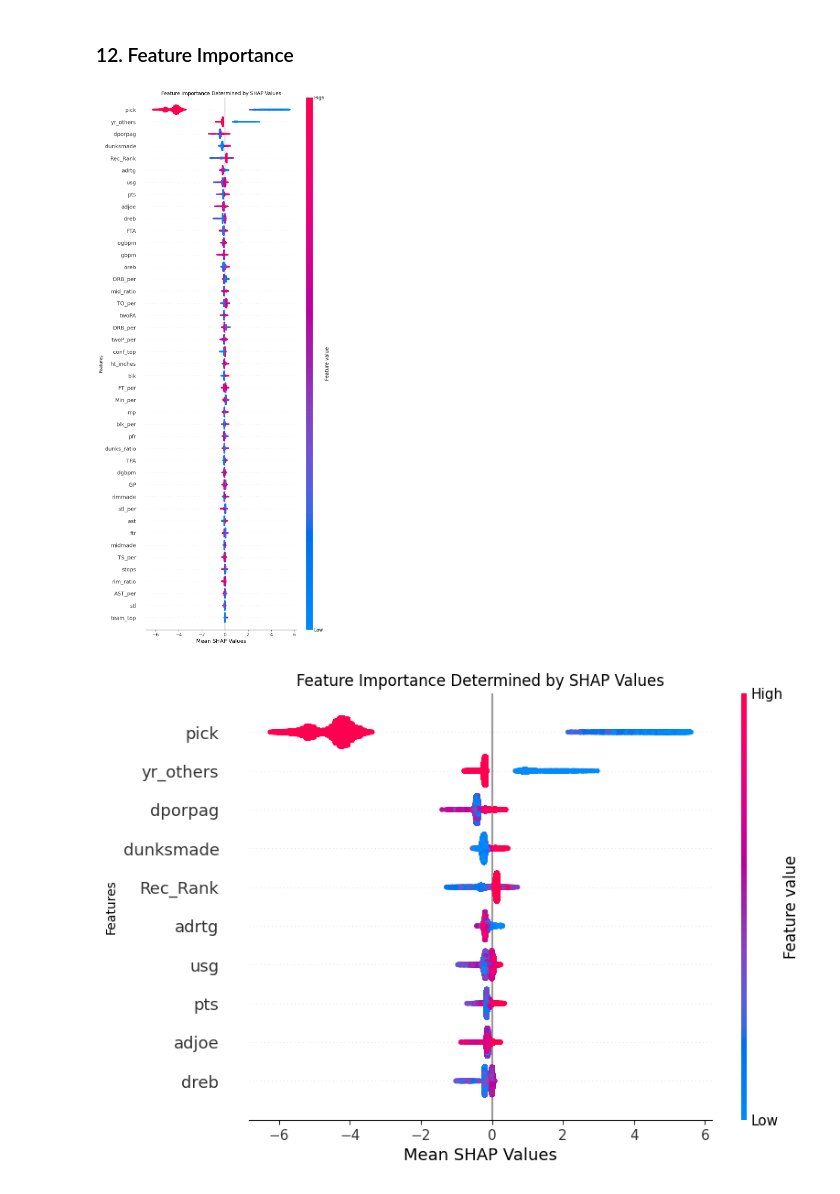
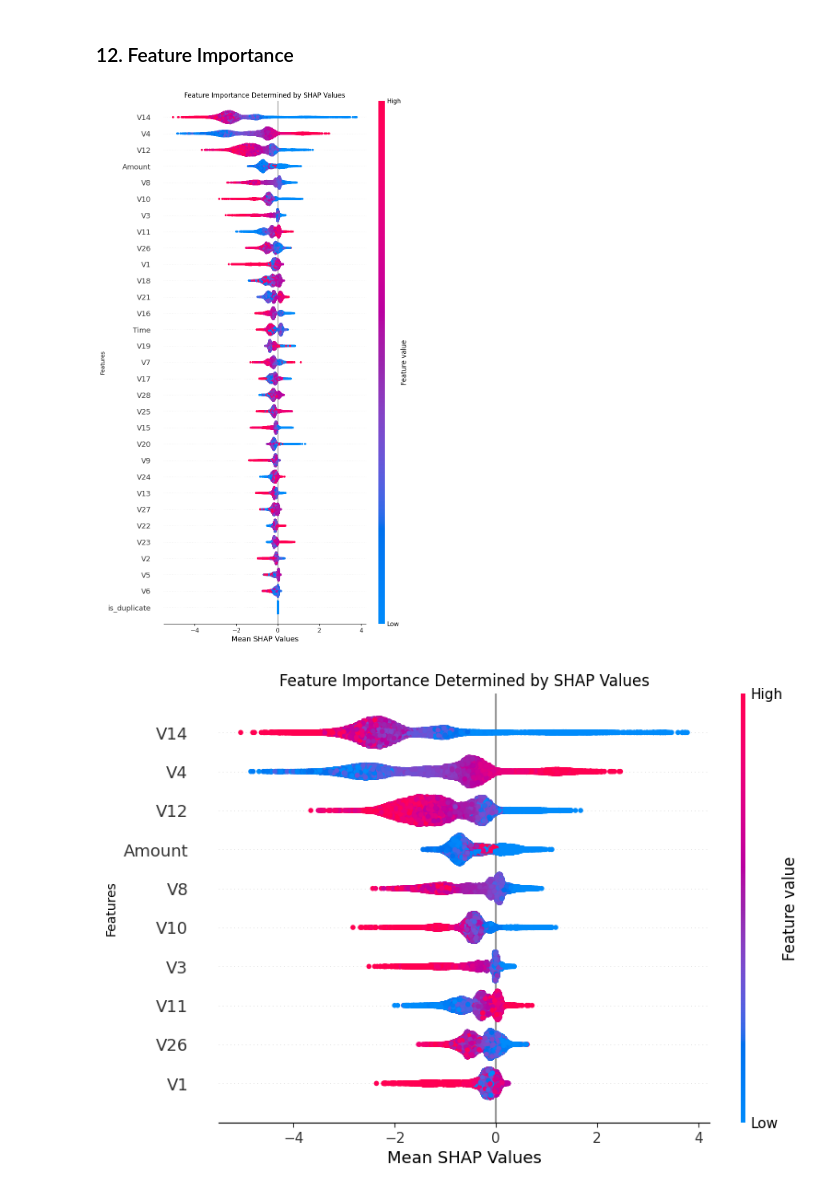
Before and after one commit to jvlaguer/gt_propensity_model, a Jupyter notebook: notebooks/Laguer_John Victor-sb_fraud_detection-xgboost.ipynb, the cells around one changed output. Saved outputs shown, nothing was run; the diff lists cells and outputs as text; code cells hidden in the pictures.

Commit message:
completed first xgb model

```diff
--- a/notebooks/Laguer_John Victor-sb_fraud_detection-xgboost.ipynb
+++ b/notebooks/Laguer_John Victor-sb_fraud_detection-xgboost.ipynb
@@ -553,12 +553,12 @@ from hyperopt import fmin, tpe, hp, anneal, Trials
 def xgb_rocauc_cv(params, random_state=10, cv=cv, X=X_train, y=y_train):
     params = {
               'max_depth': int(params['max_depth']),
+             'scale_pos_weight': int(params['scale_pos_weight']),
              'learning_rate': np.log(params['learning_rate']),
              'subsample': np.log(params['subsample']),
              'reg_lambda': np.log(params['reg_lambda']),
              'reg_alpha': np.log(params['reg_alpha']),
-             'min_child_weight': int(params['min_child_weight']),
-             'scale_pos_weight': np.log(params['scale_pos_weight'])
+             'min_child_weight': int(params['min_child_weight'])
     }
 
     model = xgb.XGBClassifier(eval_metric='auc', booster='gbtree', random_state=10, **params)
@@ -574,12 +574,12 @@ n_iter=10 #limiting to ten iterations for resource purposes
 # possible values of parameters
 space = {
        'max_depth' : hp.quniform('max_depth', 5, 10, 1),
+       'scale_pos_weight': hp.quniform('scale_pos_weight', 1, 1000, 1),
        'learning_rate': hp.loguniform('learning_rate', 1e-2, 0.2),
        'subsample': hp.loguniform('subsample', 0.6, 0.85),
        'reg_lambda': hp.loguniform('reg_lambda', 1e-2, 100),
        'reg_alpha': hp.loguniform('reg_alpha', 1e-2, 100),
-       'min_child_weight': hp.quniform('min_child_weight', 1, 10, 1),
-       'scale_pos_weight': hp.loguniform('scale_pos_weight', 10, 1000)
+       'min_child_weight': hp.quniform('min_child_weight', 1, 10, 1)
       }
 
 # trials will contain logging information
@@ -731,22 +726,22 @@ plot_auroc_curve(y_actuals=y_test, y_probs=y_cv_test_probs)
 # %%
 import shap
 # %%
-explainer = shap.TreeExplainer(random_search.best_estimator_)
-shap_values = explainer.shap_values(X_train)
+explainer = shap.TreeExplainer(model_opt.fit(X_train, y_train))
+shap_values = explainer.shap_values(X_test)
 # %%
-fig = shap.summary_plot(shap_values, X_train, show=False, class_names=['High Adapativity','Moderate Adaptivity', 'Low Adaptivity'], max_display = len(X_train.columns))
+fig = shap.summary_plot(shap_values, X_test, show=False, class_names=['High Adapativity','Moderate Adaptivity', 'Low Adaptivity'], max_display = len(X_test.columns))
 plt.title('Feature Importance Determined by SHAP Values')
 plt.xlabel('Mean SHAP Values')
 plt.ylabel('Features')
 plt.show()
 # %% [output]
-[figure, old version]
+[figure, new version]
 # %%
-fig = shap.summary_plot(shap_values, X_train, show=False, class_names=['High Adapativity','Moderate Adaptivity', 'Low Adaptivity'], max_display = 10)
+fig = shap.summary_plot(shap_values, X_test, show=False, class_names=['High Adapativity','Moderate Adaptivity', 'Low Adaptivity'], max_display = 10)
 plt.title('Feature Importance Determined by SHAP Values')
 plt.xlabel('Mean SHAP Values')
 plt.ylabel('Features')
 plt.show()
 # %% [output]
-[figure, old version]
+[figure, new version]
 # %%
```
Also changed, not shown: parts of 11 cells of this notebook.
